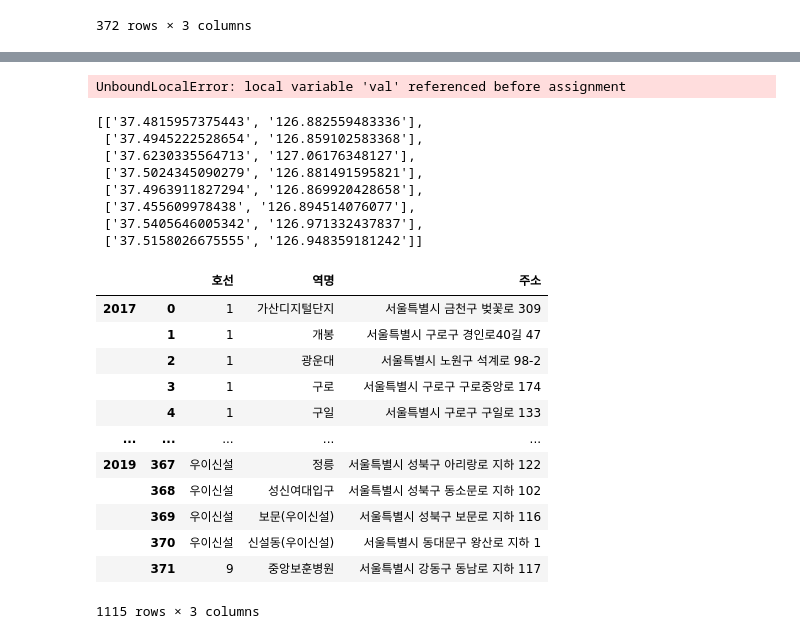
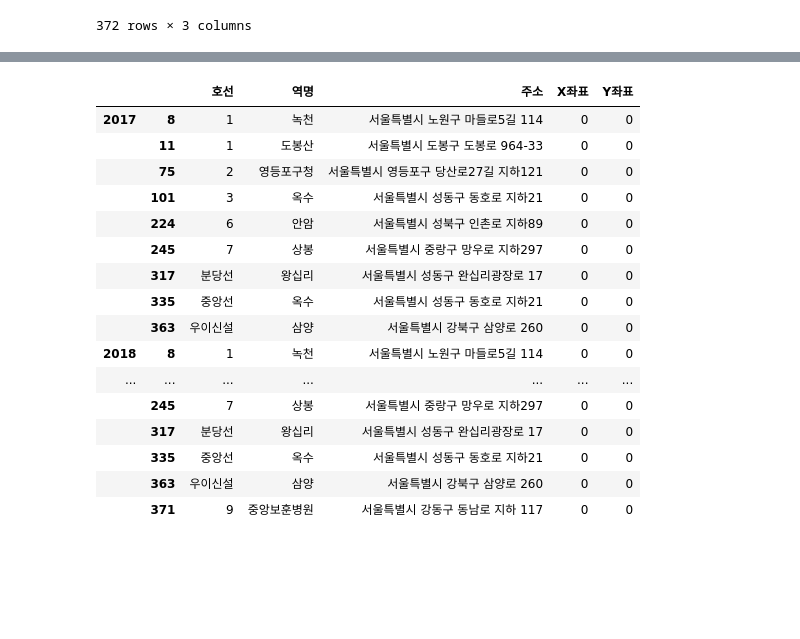
Before and after one commit to baekji919/AcornFinalProject, a Jupyter notebook: 4. 데이터 전처리 코드/지하철데이터전처리.ipynb, the cells around one changed output, grey strips where cells are left out. Drawn from its saved outputs; the diff is of its cells as text; code cells hidden in the pictures; blank space fills up the shorter version.

```diff
--- a/4. 데이터 전처리 코드/지하철데이터전처리.ipynb
+++ b/4. 데이터 전처리 코드/지하철데이터전처리.ipynb
@@ -98,0 +95,20 @@ UnboundLocalError: local variable 'val' referenced before assignment
+# %%
+List = []
+
+for address in data2018['주소']:
+    List.append(get_xy(address))
+
+data2018xy = pd.DataFrame(List, columns = ['X좌표', 'Y좌표'])
+
+data2018 = pd.concat([data2018, data2018xy], axis=1)
+# %%
+List = []
+
+for address in data2019['주소']:
+    List.append(get_xy(address))
+
+data2019xy = pd.DataFrame(List, columns = ['X좌표', 'Y좌표'])
+
+data2019 = pd.concat([data2019, data2019xy], axis=1)
+# %%
+xy_result = pd.concat([data2017, data2018, data2019], keys=['2017','2018','2019'])
@@ -98,0 +131,22 @@ UnboundLocalError: local variable 'val' referenced before assignment
+# %%
+excdata = xy_result[xy_result['X좌표']=="0"]
+# %%
+excdata
+# %% [output]
+|  |  | 호선 | 역명 | 주소 | X좌표 | Y좌표 |
+| 2017 | 8 | 1 | 녹천 | 서울특별시 노원구 마들로5길 114 | 0 | 0 |
+|  | 11 | 1 | 도봉산 | 서울특별시 도봉구 도봉로 964-33 | 0 | 0 |
+|  | 75 | 2 | 영등포구청 | 서울특별시 영등포구 당산로27길 지하121 | 0 | 0 |
+|  | 101 | 3 | 옥수 | 서울특별시 성동구 동호로 지하21 | 0 | 0 |
+|  | 224 | 6 | 안암 | 서울특별시 성북구 인촌로 지하89 | 0 | 0 |
+|  | 245 | 7 | 상봉 | 서울특별시 중랑구 망우로 지하297 | 0 | 0 |
+|  | 317 | 분당선 | 왕십리 | 서울특별시 성동구 완십리광장로 17 | 0 | 0 |
+|  | 335 | 중앙선 | 옥수 | 서울특별시 성동구 동호로 지하21 | 0 | 0 |
+|  | 363 | 우이신설 | 삼양 | 서울특별시 강북구 삼양로 260 | 0 | 0 |
+| 2018 | 8 | 1 | 녹천 | 서울특별시 노원구 마들로5길 114 | 0 | 0 |
+| ... | ... | ... | ... | ... | ... | ... |
+|  | 245 | 7 | 상봉 | 서울특별시 중랑구 망우로 지하297 | 0 | 0 |
+|  | 317 | 분당선 | 왕십리 | 서울특별시 성동구 완십리광장로 17 | 0 | 0 |
+|  | 335 | 중앙선 | 옥수 | 서울특별시 성동구 동호로 지하21 | 0 | 0 |
+|  | 363 | 우이신설 | 삼양 | 서울특별시 강북구 삼양로 260 | 0 | 0 |
+|  | 371 | 9 | 중앙보훈병원 | 서울특별시 강동구 동남로 지하 117 | 0 | 0 |
@@ -99,34 +164,7 @@ UnboundLocalError: local variable 'val' referenced before assignment
 # %%
 List = []
 
-for address in result['주소']:
-    List.append(get_xy(address))
+for address in excdata['주소']:
+    List.append(google_xy(address))
-# %% [output]
-UnboundLocalError: local variable 'val' referenced before assignment
-# %%
-list
-# %% [output]
-[['37.4815957375443', '126.882559483336'],
- ['37.4945222528654', '126.859102583368'],
- ['37.6230335564713', '127.06176348127'],
- ['37.5024345090279', '126.881491595821'],
- ['37.4963911827294', '126.869920428658'],
- ['37.455609978438', '126.894514076077'],
- ['37.5405646005342', '126.971332437837'],
- ['37.5158026675555', '126.948359181242']]
 # %%
-result = pd.DataFrame(list, columns = ['X좌표', 'Y좌표'])
+excdata_xy = pd.DataFrame(List, columns = ['주소','X좌표', 'Y좌표'])
-# %% [output]
-|  |  | 호선 | 역명 | 주소 |
-| 2017 | 0 | 1 | 가산디지털단지 | 서울특별시 금천구 벚꽃로 309 |
-|  | 1 | 1 | 개봉 | 서울특별시 구로구 경인로40길 47 |
-|  | 2 | 1 | 광운대 | 서울특별시 노원구 석계로 98-2 |
-|  | 3 | 1 | 구로 | 서울특별시 구로구 구로중앙로 174 |
-|  | 4 | 1 | 구일 | 서울특별시 구로구 구일로 133 |
-| ... | ... | ... | ... | ... |
-| 2019 | 367 | 우이신설 | 정릉 | 서울특별시 성북구 아리랑로 지하 122 |
-|  | 368 | 우이신설 | 성신여대입구 | 서울특별시 성북구 동소문로 지하 102 |
-|  | 369 | 우이신설 | 보문(우이신설) | 서울특별시 성북구 보문로 지하 116 |
-|  | 370 | 우이신설 | 신설동(우이신설) | 서울특별시 동대문구 왕산로 지하 1 |
-|  | 371 | 9 | 중앙보훈병원 | 서울특별시 강동구 동남로 지하 117 |
-1115 rows × 3 columns
```
Also changed, not shown: parts of 19 cells of this notebook.
